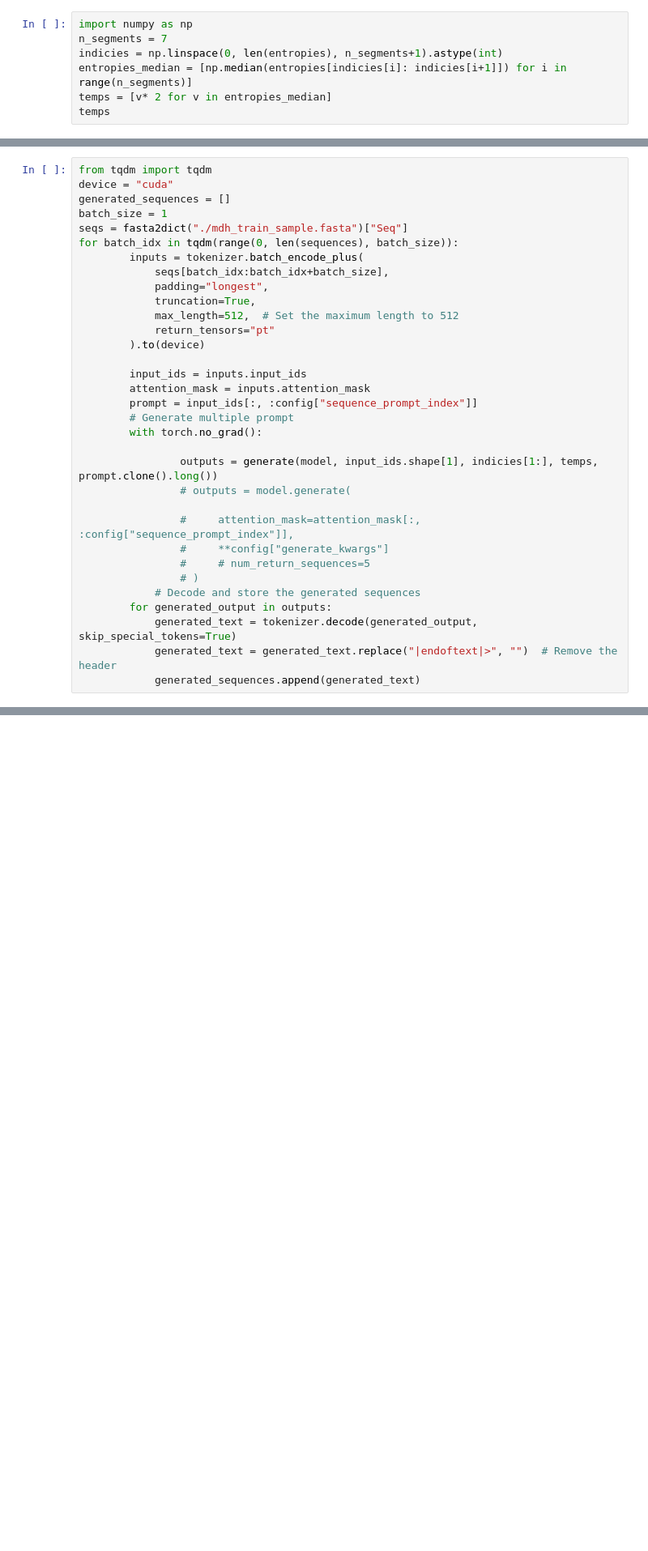
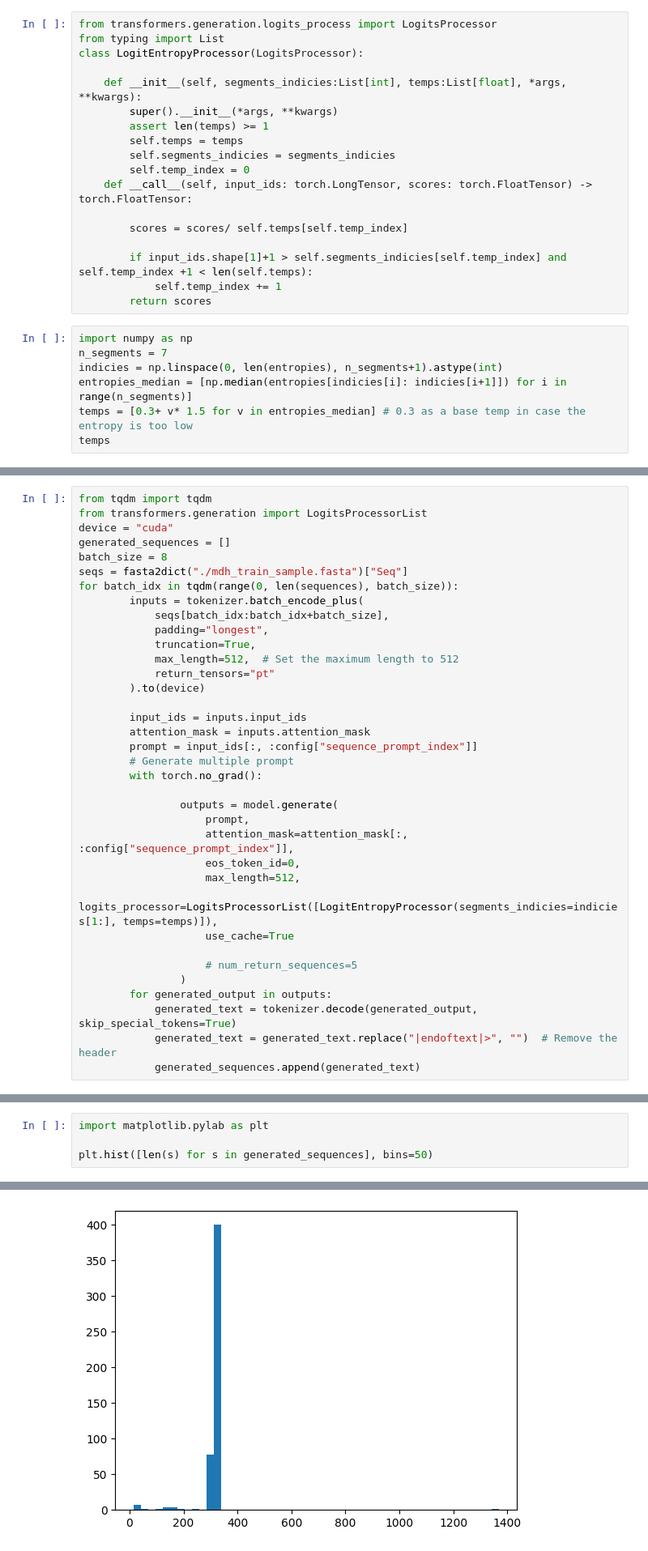
Before and after one commit to Proteinea/sampling-analysis, a Jupyter notebook: entropy_sampling.ipynb, the cells around one changed output, grey strips where cells are left out. Shown at 81% size. Cells and saved outputs as stored; diff of their text form; blank space fills up the shorter version.

Commit message:
cleaner entropy sampling implementation

```diff
--- a/entropy_sampling.ipynb
+++ b/entropy_sampling.ipynb
@@ -75,8 +62,26 @@ def generate(model, max_new_tokens, segments_indicies, temps, prompt, top_k=None
+# %%
+from transformers.generation.logits_process import LogitsProcessor
+from typing import List
+class LogitEntropyProcessor(LogitsProcessor):
+
+    def __init__(self, segments_indicies:List[int], temps:List[float], *args, **kwargs):
+        super().__init__(*args, **kwargs)
+        assert len(temps) >= 1
+        self.temps = temps
+        self.segments_indicies = segments_indicies
+        self.temp_index = 0
+    def __call__(self, input_ids: torch.LongTensor, scores: torch.FloatTensor) -> torch.FloatTensor:
+
+        scores = scores/ self.temps[self.temp_index]
+
+        if input_ids.shape[1]+1 > self.segments_indicies[self.temp_index] and self.temp_index +1 < len(self.temps):
+            self.temp_index += 1
+        return scores
 # %%
 import numpy as np
 n_segments = 7
 indicies = np.linspace(0, len(entropies), n_segments+1).astype(int)
 entropies_median = [np.median(entropies[indicies[i]: indicies[i+1]]) for i in range(n_segments)]
-temps = [v* 2 for v in entropies_median]
+temps = [0.3+ v* 1.5 for v in entropies_median] # 0.3 as a base temp in case the entropy is too low
 temps
 # %% [output]
@@ -84,8 +95,9 @@ temps
 # %%
 from tqdm import tqdm
+from transformers.generation import LogitsProcessorList
 device = "cuda"
 generated_sequences = []
-batch_size = 1
+batch_size = 8
 seqs = fasta2dict("./mdh_train_sample.fasta")["Seq"]
 for batch_idx in tqdm(range(0, len(sequences), batch_size)):
         inputs = tokenizer.batch_encode_plus(
@@ -102,14 +114,16 @@ for batch_idx in tqdm(range(0, len(sequences), batch_size)):
         # Generate multiple prompt
         with torch.no_grad():
 
-                outputs = generate(model, input_ids.shape[1], indicies[1:], temps, prompt.clone().long())
-                # outputs = model.generate(
+                outputs = model.generate(
+                    prompt,
+                    attention_mask=attention_mask[:, :config["sequence_prompt_index"]],
+                    eos_token_id=0,
+                    max_length=512,
+                    logits_processor=LogitsProcessorList([LogitEntropyProcessor(segments_indicies=indicies[1:], temps=temps)]),
+                    use_cache=True
 
-                #     attention_mask=attention_mask[:, :config["sequence_prompt_index"]],
-                #     **config["generate_kwargs"]
-                #     # num_return_sequences=5
-                # )
-            # Decode and store the generated sequences
+                    # num_return_sequences=5
+                )
         for generated_output in outputs:
             generated_text = tokenizer.decode(generated_output, skip_special_tokens=True)
             generated_text = generated_text.replace("|endoftext|>", "")  # Remove the header
@@ -116,0 +160,5 @@ for batch_idx in tqdm(range(0, len(sequences), batch_size)):
+# %%
+import matplotlib.pylab as plt
+
+plt.hist([len(s) for s in generated_sequences], bins=50)
+# %% [output]
@@ -116,0 +179 @@ for batch_idx in tqdm(range(0, len(sequences), batch_size)):
+[figure, added]
```
Also changed, not shown: parts of 7 cells of this notebook.
